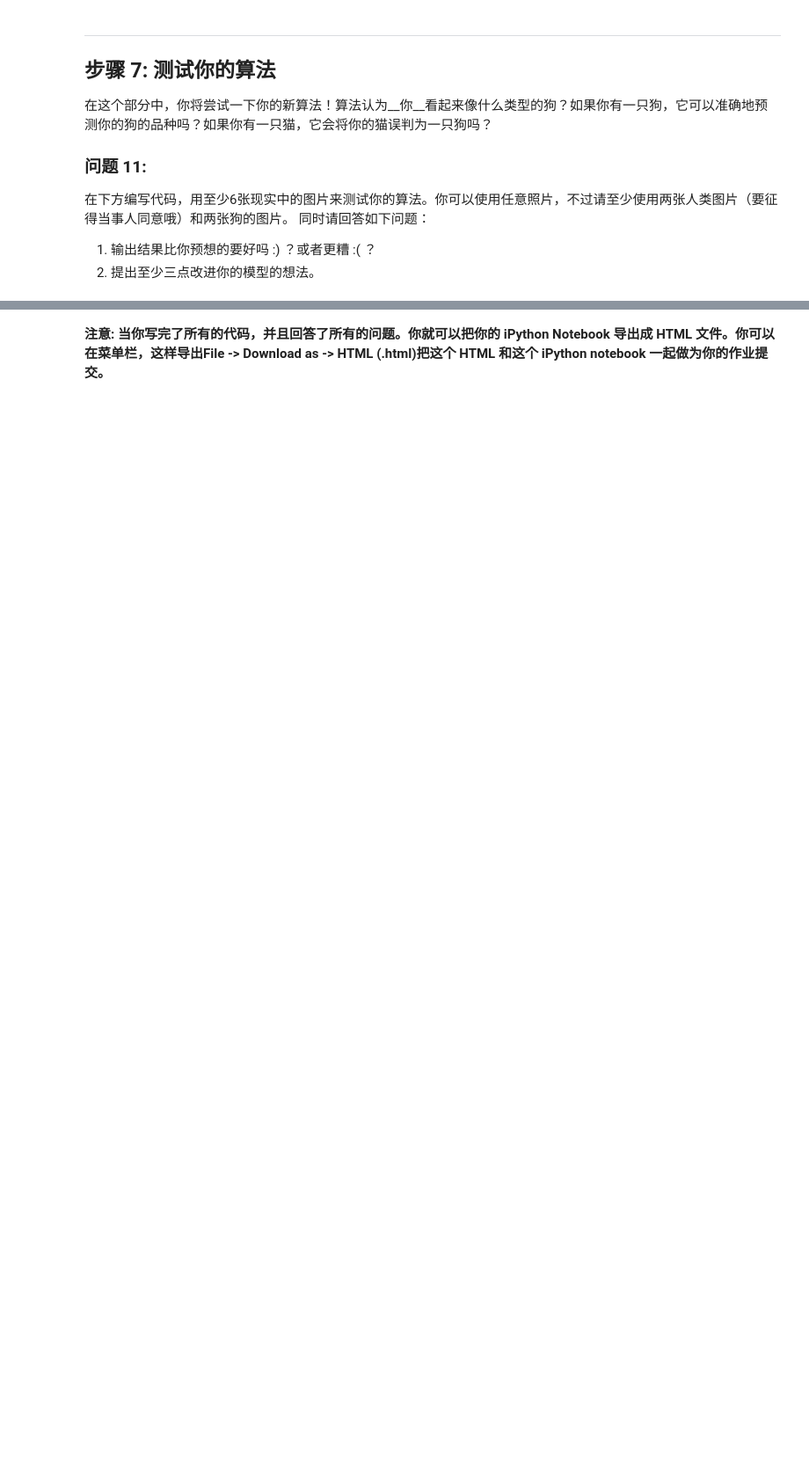
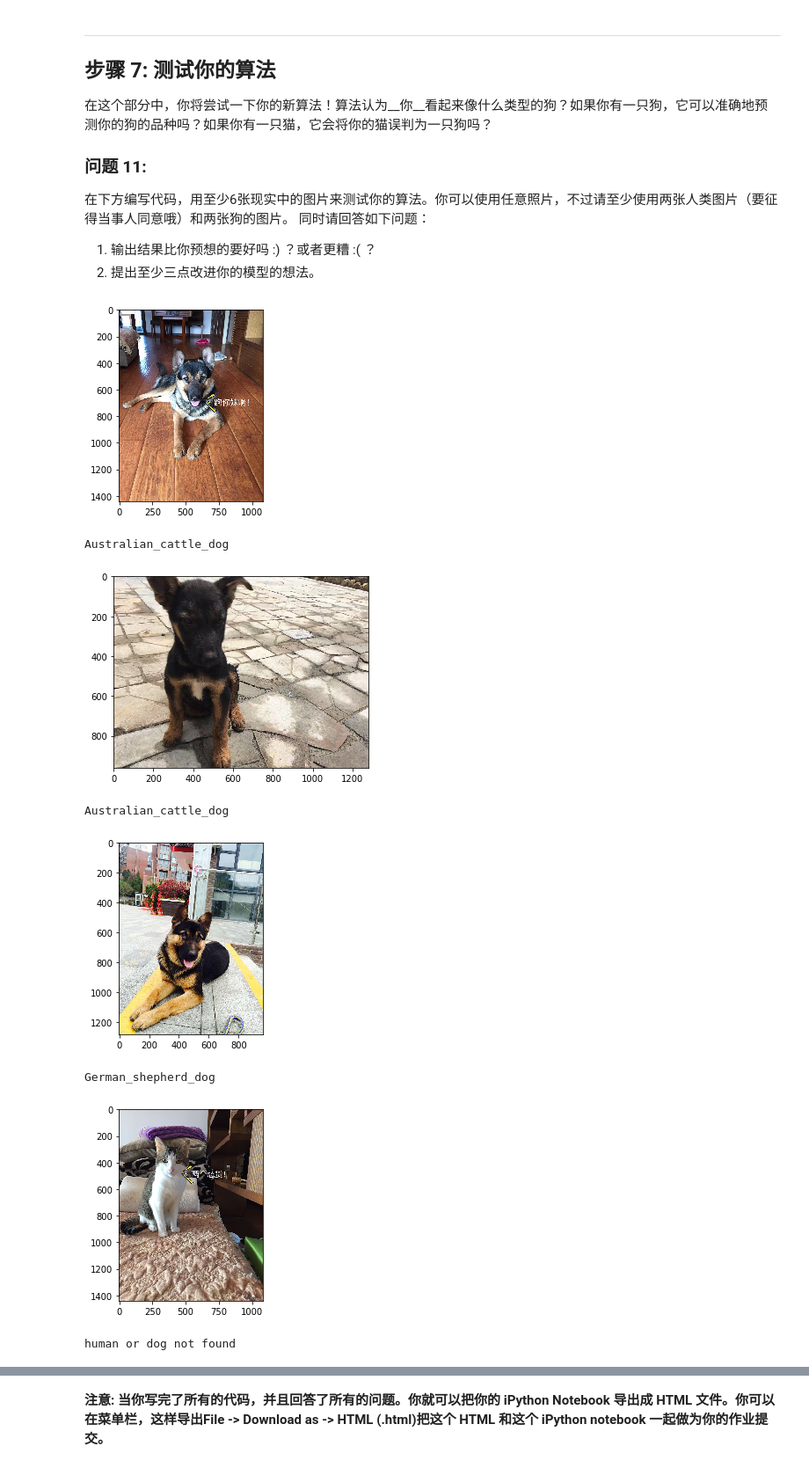
Before and after one commit to leesper/become-deeplearning-engineer, a Jupyter notebook: P2_DogProject/dog_app.ipynb, the cells around one changed output, grey strips where cells are left out. Shown at 88% size. Saved outputs shown, nothing was run; the diff lists cells and outputs as text; code cells hidden in the pictures; blank space fills up the shorter version.

Commit message:
test use my image

```diff
--- a/P2_DogProject/dog_app.ipynb
+++ b/P2_DogProject/dog_app.ipynb
@@ -690,5 +742,7 @@ __回答:__
 # %%
 ### TODO: 加载具有最佳验证loss的模型权重
+
+Resnet50_model.load_weights('saved_models/weights.best.Resnet50.hdf5')
 # %% [markdown]
 ---
 
@@ -728,3 +788,11 @@ __回答:__
+# %%
+### TODO: 写一个函数，该函数将图像的路径作为输入
+### 然后返回此模型所预测的狗的品种
+
+def Resnet50_predict_breed(img_path):
+    bottleneck_feature = extract_Resnet50(path_to_tensor(img_path))
+    predicted_vector = Resnet50_model.predict(bottleneck_feature)
+    return dog_names[np.argmax(predicted_vector)]
 # %% [markdown]
 ---
 
@@ -761,3 +826,12 @@ __回答:__
+# %%
+### TODO: 设计你的算法
+### 自由地使用所需的代码单元数吧
+
+def detect_human_and_dog(img_path):
+    if dog_detector(img_path) or face_detector(img_path):
+        return Resnet50_predict_breed(img_path)
+    else:
+        return 'human or dog not found'
 # %% [markdown]
 ---
 <a id='step7'></a>
@@ -780,0 +852,30 @@ __回答:__
+# %%
+## TODO: 在你的电脑上，在步骤6中，至少在6张图片上运行你的算法。
+## 自由地使用所需的代码单元数吧
+my_images = [
+    'myImages/dog1.jpg',
+    'myImages/dog2.jpg',
+    'myImages/dog3.jpg',
+    'myImages/cat1.jpg',
+    'myImages/me1.jpg',
+    'myImages/me2.jpg',
+]
+
+def display_image_and_breed(img_path):
+    img = cv2.imread(img_path)
+    cv_rgb = cv2.cvtColor(img, cv2.COLOR_BGR2RGB)
+    plt.imshow(cv_rgb)
+    plt.show()
+    print(detect_human_and_dog(img_path))
+# %%
+for img_path in my_images:
+    display_image_and_breed(img_path)
+# %% [output]
+[figure, added]
+Australian_cattle_dog
+[figure, added]
+Australian_cattle_dog
+[figure, added]
+German_shepherd_dog
+[figure, added]
+human or dog not found
```
Also changed, not shown: parts of 19 cells of this notebook, 2 other files.
